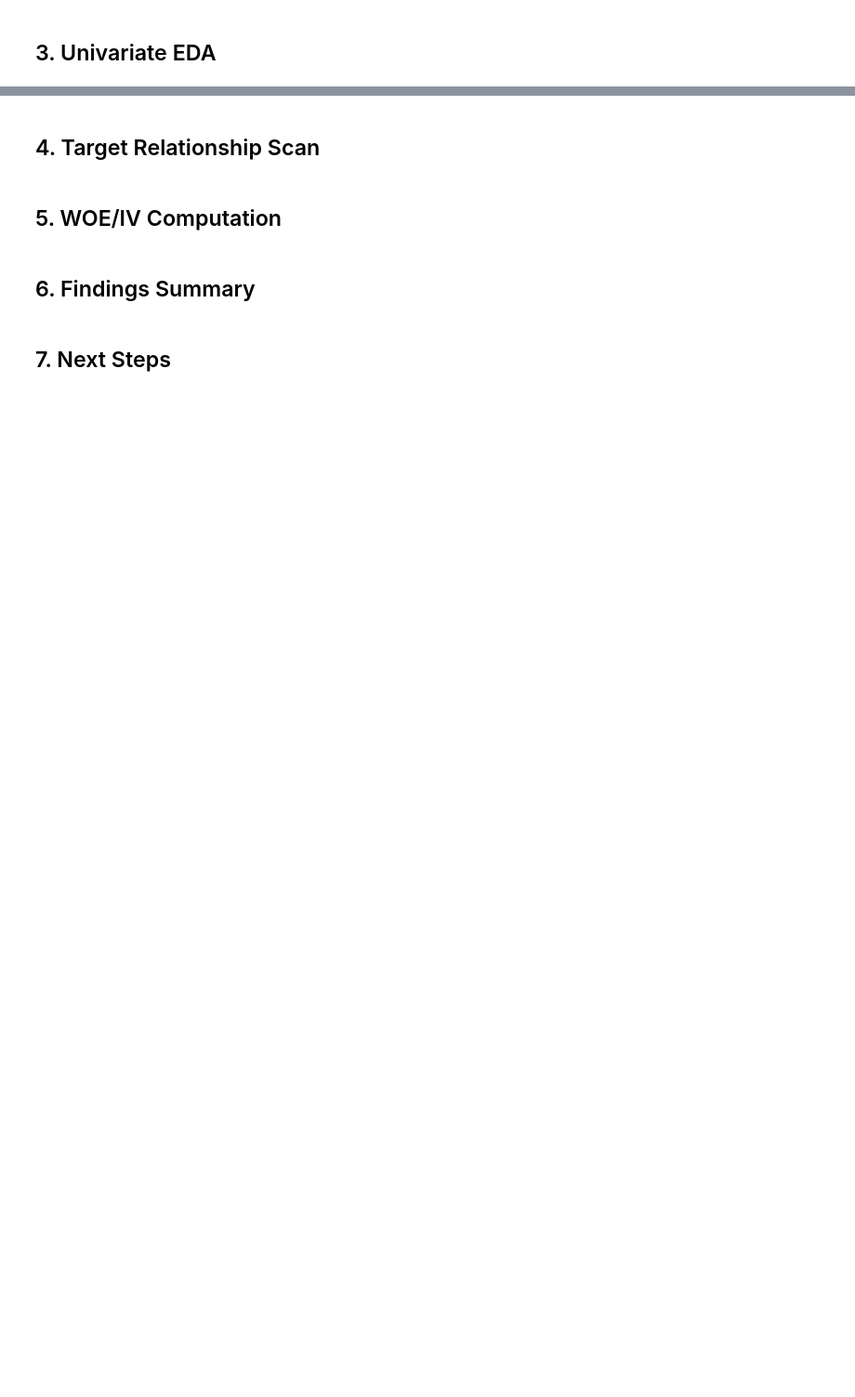
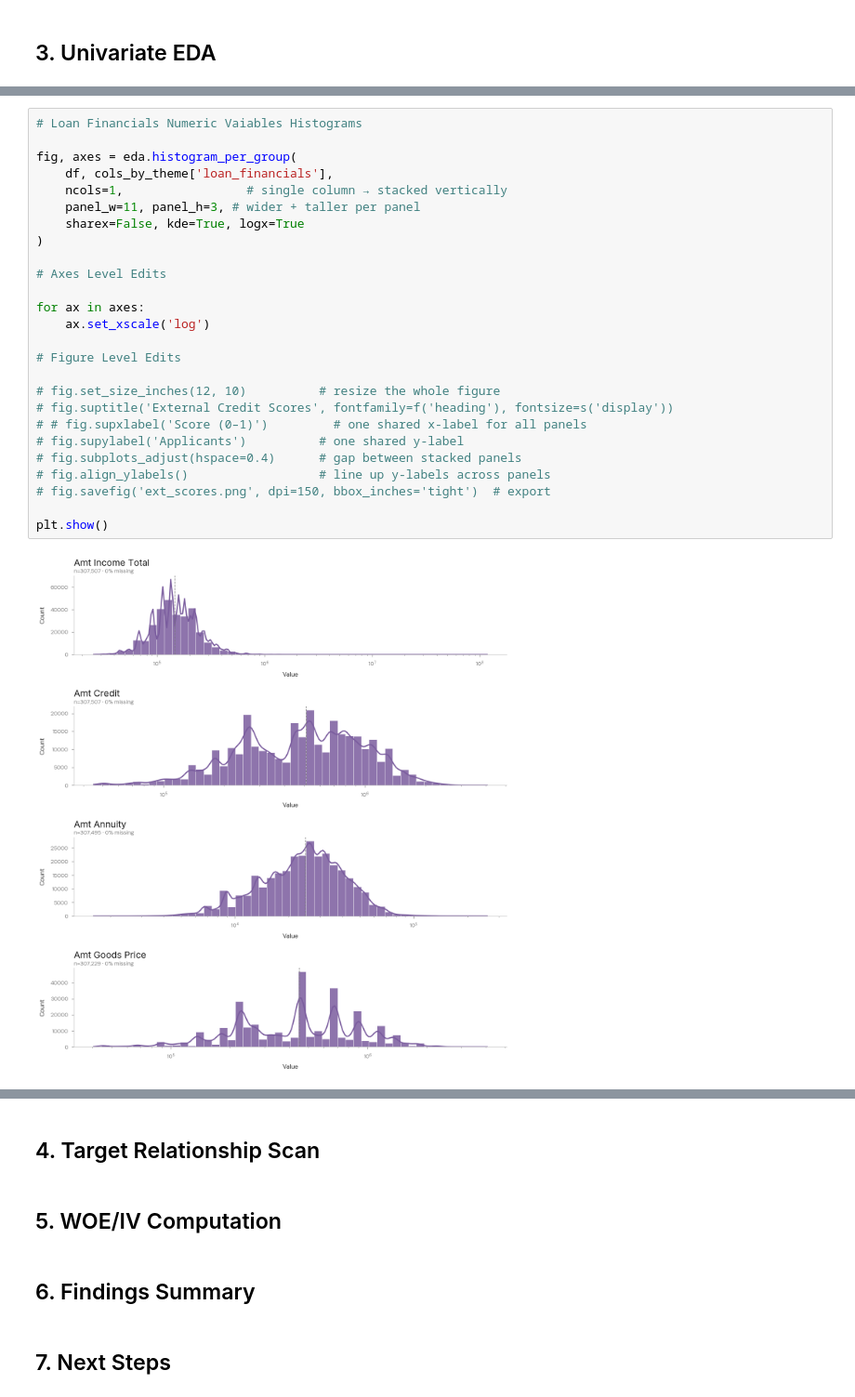
Before and after one commit to smallchuch/CreditRiskLearning, a Jupyter notebook: Projects/Flagship PD Model Project/01_Default_Rate_Driver_Scan_EDA/default_rate_driver_scan_notebook.ipynb, the cells around one changed output, grey strips where cells are left out. Shown at 93% size. Cells and saved outputs as stored; diff of their text form; blank space fills up the shorter version.

```diff
--- a/Projects/Flagship PD Model Project/01_Default_Rate_Driver_Scan_EDA/default_rate_driver_scan_notebook.ipynb
+++ b/Projects/Flagship PD Model Project/01_Default_Rate_Driver_Scan_EDA/default_rate_driver_scan_notebook.ipynb
@@ -1130,0 +1321,28 @@ df[cols]
+# %%
+# Loan Financials Numeric Vaiables Histograms
+
+fig, axes = eda.histogram_per_group(
+    df, cols_by_theme['loan_financials'],
+    ncols=1,                 # single column → stacked vertically
+    panel_w=11, panel_h=3, # wider + taller per panel
+    sharex=False, kde=True, logx=True
+)
+
+# Axes Level Edits
+
+for ax in axes:
+    ax.set_xscale('log')
+
+# Figure Level Edits
+
+# fig.set_size_inches(12, 10)          # resize the whole figure
+# fig.suptitle('External Credit Scores', fontfamily=f('heading'), fontsize=s('display'))
+# # fig.supxlabel('Score (0–1)')         # one shared x-label for all panels
+# fig.supylabel('Applicants')          # one shared y-label
+# fig.subplots_adjust(hspace=0.4)      # gap between stacked panels
+# fig.align_ylabels()                  # line up y-labels across panels
+# fig.savefig('ext_scores.png', dpi=150, bbox_inches='tight')  # export
+
+plt.show()
+# %% [output]
+[figure, added]
```
Also changed, not shown: parts of 38 cells of this notebook, 10 other files.
